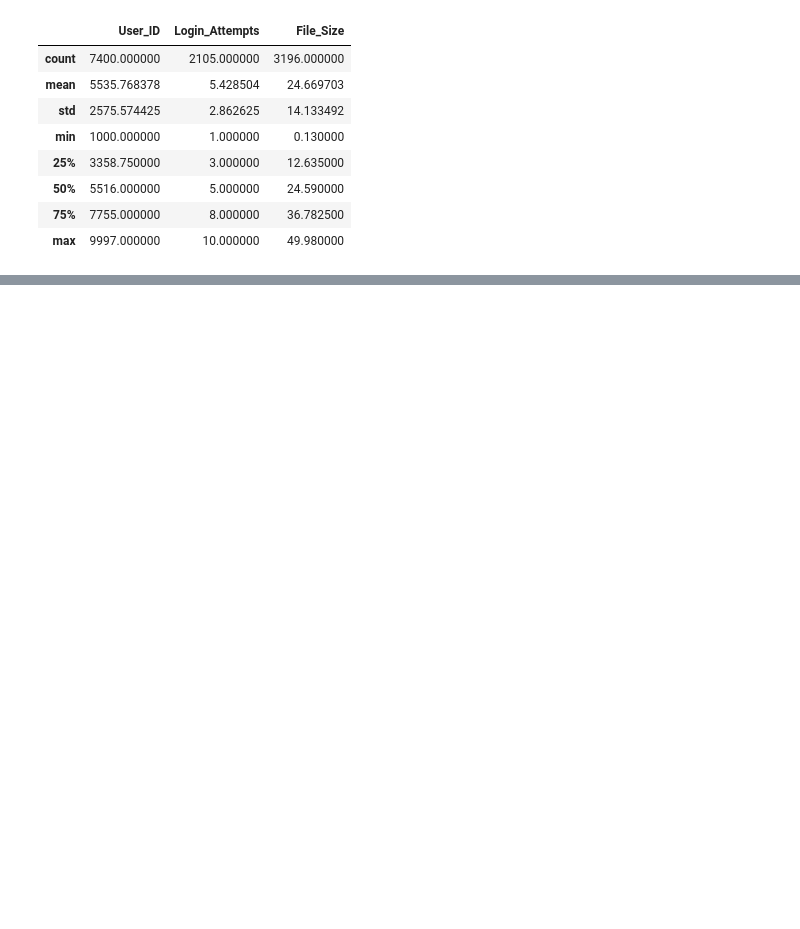
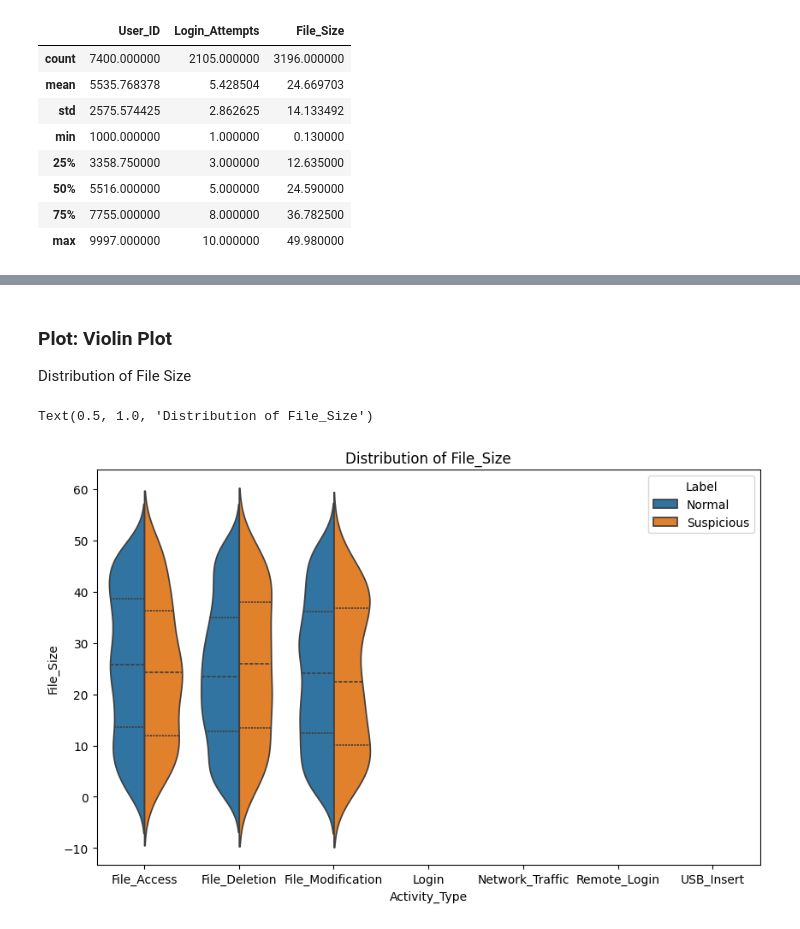
Before and after one commit to cammylexi/CS2341-Assignment-3, a Jupyter notebook: Lab0.ipynb, the cells around one changed output, grey strips where cells are left out. Saved outputs shown, nothing was run; the diff lists cells and outputs as text; code cells hidden in the pictures; blank space fills up the shorter version.

```diff
--- a/Lab0.ipynb
+++ b/Lab0.ipynb
@@ -243,0 +250,11 @@ plt.show()
+# %% [markdown]
+### Plot: Violin Plot
+Distribution of File Size
+# %%
+plt.figure(figsize=(10, 6))
+sns.violinplot(x="Activity_Type", y="File_Size", hue="Label", data=df,
+               split=True, inner="quart") #[2]
+plt.title("Distribution of File_Size")
+# %% [output]
+Text(0.5, 1.0, 'Distribution of File_Size')
+[figure, added]
```
Also changed, not shown: parts of 64 cells of this notebook.
